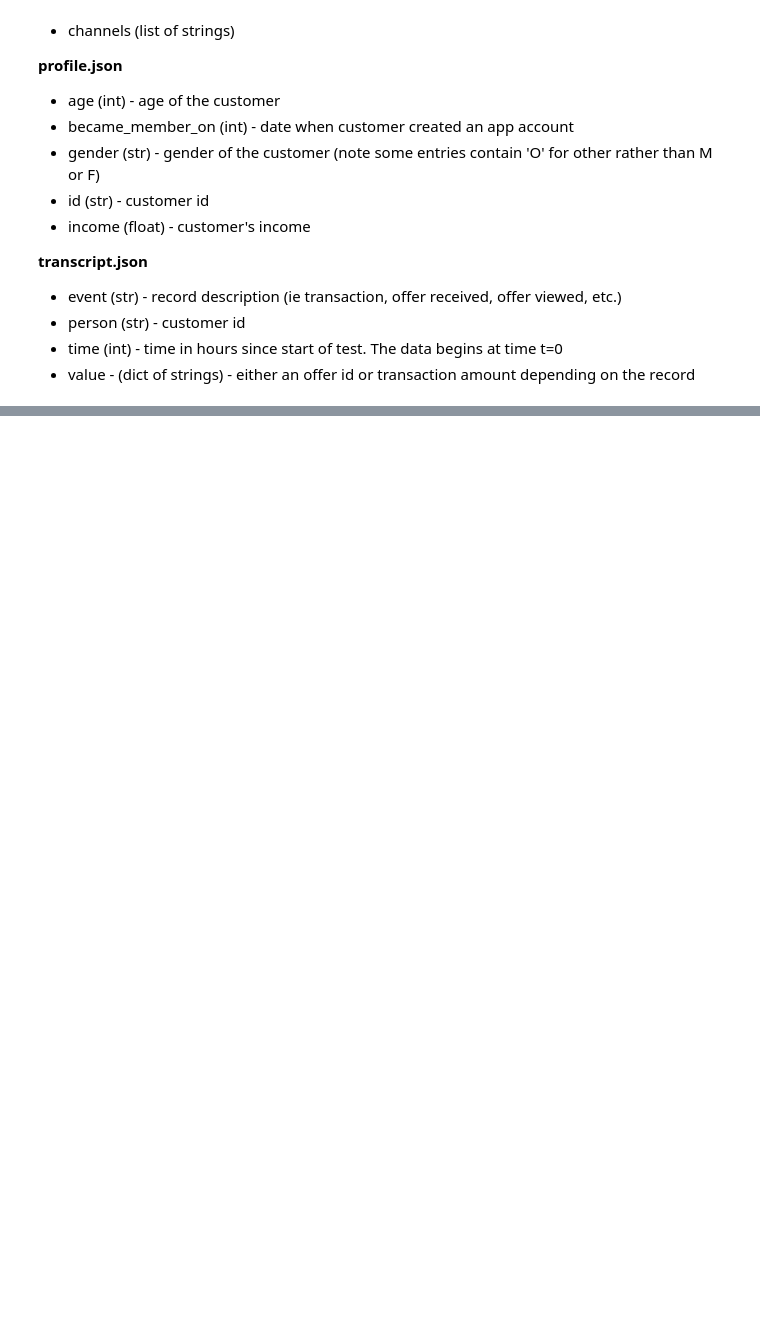
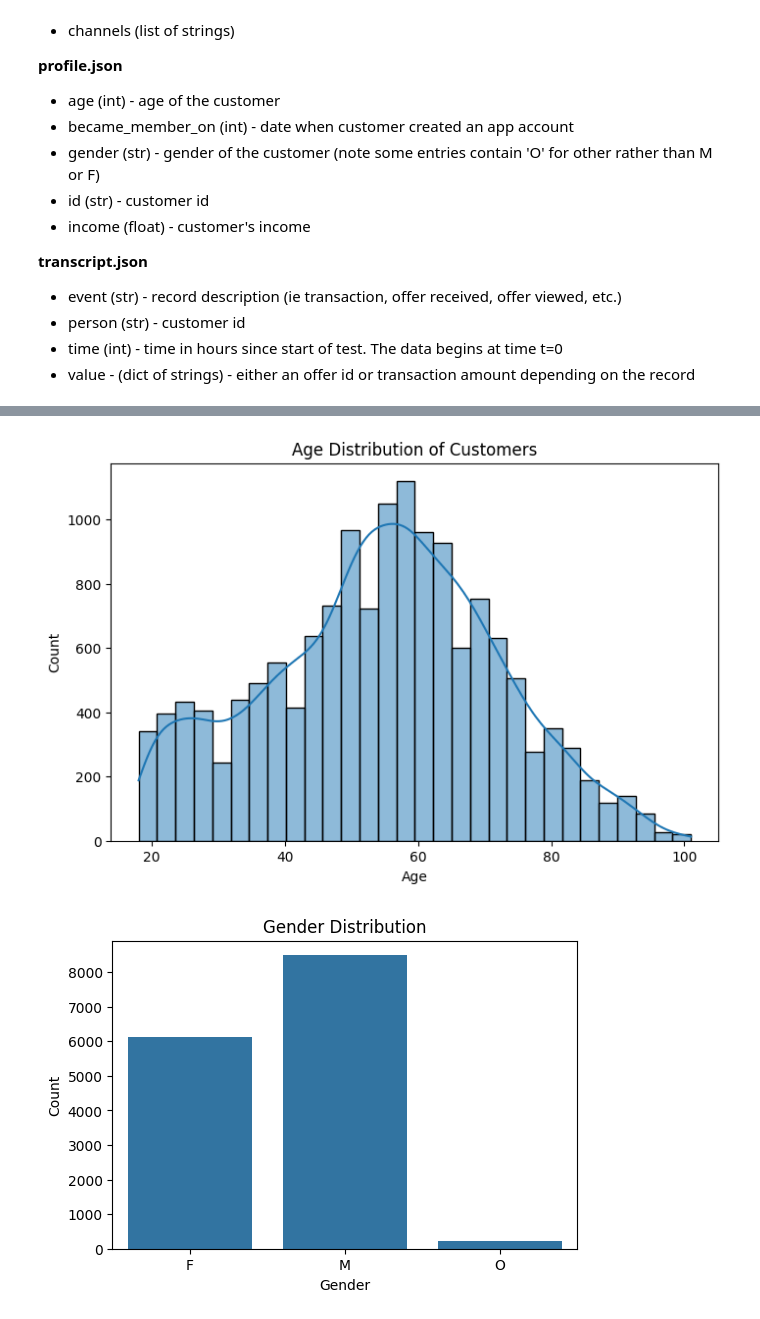
Before and after one commit to Abdualazem/Optimising-App-Offers-with-Starbucks, a Jupyter notebook: Starbucks_Capstone_notebook.ipynb, the cells around one changed output, grey strips where cells are left out. Cells and saved outputs as stored; diff of their text form; code cells hidden in the pictures; blank space fills up the shorter version.

```diff
--- a/Starbucks_Capstone_notebook.ipynb
+++ b/Starbucks_Capstone_notebook.ipynb
@@ -74,0 +152,27 @@ transcript = pd.read_json('data/transcript.json', orient='records', lines=True)
+# %%
+# Clean profile data
+profile_clean = profile[(profile['age'] != 118) & (profile['gender'].notnull()) & (profile['income'].notnull())].copy()
+profile_clean['became_member_on'] = pd.to_datetime(profile_clean['became_member_on'], format='%Y%m%d')
+
+print("Profile cleaned shape:", profile_clean.shape)
+display(profile_clean.head())
+
+# Expand transcript 'value' column
+def extract_value(row):
+    if 'offer id' in row:
+        return row.get('offer id')
+    elif 'offer_id' in row:
+        return row.get('offer_id')
+    elif 'amount' in row:
+        return row.get('amount')
+    elif 'reward' in row:
+        return row.get('reward')
+    else:
+        return None
+
+transcript_expanded = transcript.copy()
+transcript_expanded['offer_id'] = transcript_expanded['value'].apply(lambda x: x.get('offer id') or x.get('offer_id'))
+transcript_expanded['amount'] = transcript_expanded['value'].apply(lambda x: x.get('amount'))
+transcript_expanded['reward'] = transcript_expanded['value'].apply(lambda x: x.get('reward'))
+
+display(transcript_expanded.head())
@@ -74,0 +250,10 @@ transcript = pd.read_json('data/transcript.json', orient='records', lines=True)
+# %%
+# Usage examples:
+plot_histogram(profile_clean, 'age', title='Age Distribution of Customers', xlabel='Age')
+plot_countplot(profile_clean, 'gender', title='Gender Distribution', xlabel='Gender')
+plot_histogram(profile_clean, 'income', title='Income Distribution of Customers', xlabel='Income')
+plot_countplot(portfolio, 'offer_type', title='Offer Type Distribution', xlabel='Offer Type')
+plot_histogram(transcript_expanded.dropna(subset=['amount']), 'amount', title='Distribution of Transaction Amounts', xlabel='Transaction Amount')
+# %% [output]
+[figure, added]
+[figure, added]
```
Also changed, not shown: parts of 24 cells of this notebook.
